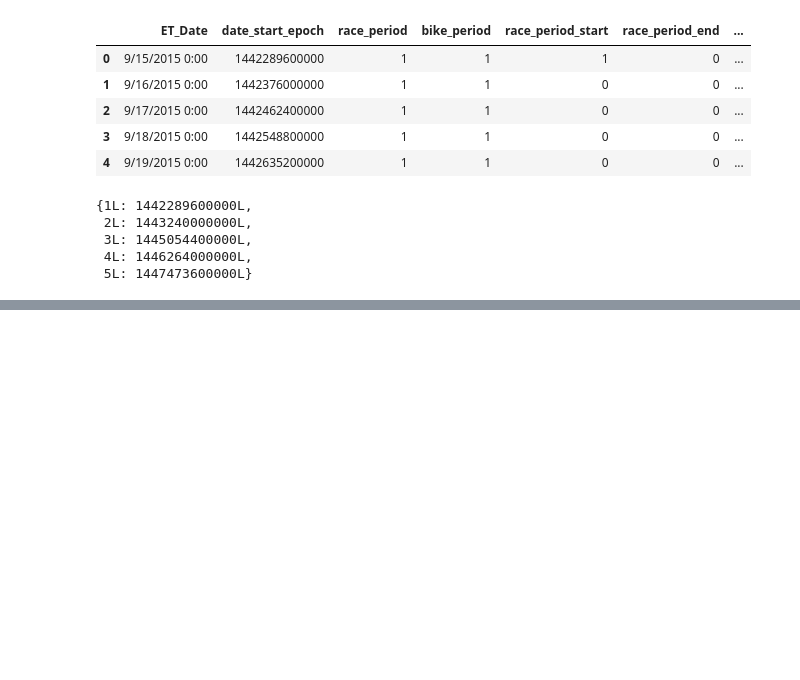
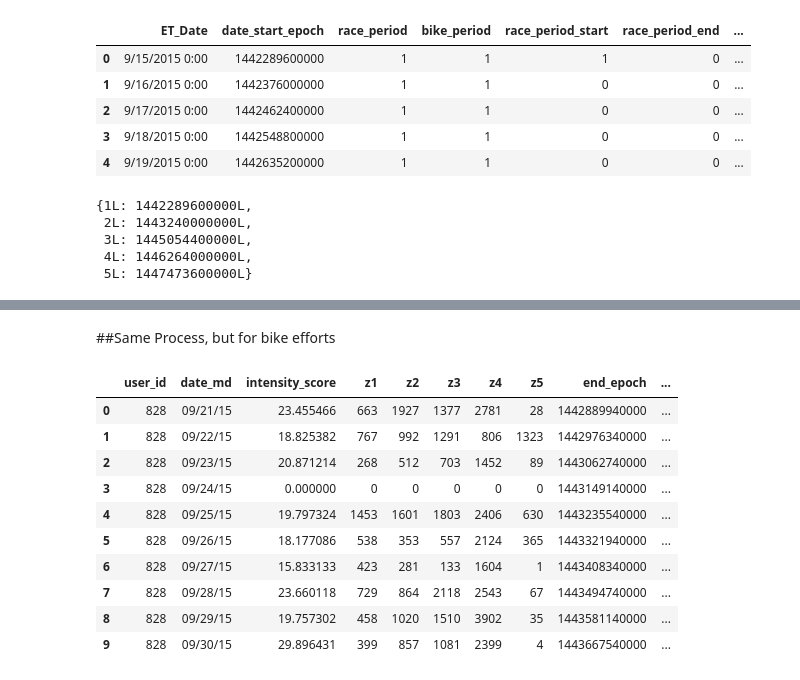
Before and after one commit to callen13/Senior_Thesis, a Jupyter notebook: workout_analysis.ipynb, the cells around one changed output, grey strips where cells are left out. Drawn from its saved outputs; the diff is of its cells as text; code cells hidden in the pictures; blank space fills up the shorter version.

```diff
--- a/workout_analysis.ipynb
+++ b/workout_analysis.ipynb
@@ -73,7 +94,7 @@ for i in range(0, len(date_markers)):
 #for i in range(0, len(date_markers)):
 #    bike_start_dict[date_markers.values[i][4]] = date_markers.values[i][2]
 # %%
-users = list(set(workouts.user_id.values))
+users = list(set(workouts2.user_id.values))
 # %%
 race_start_dict
 # %% [output]
@@ -289,0 +284,19 @@ test
+# %% [markdown]
+##Same Process, but for bike efforts
+# %%
+test2 = add_periods(date_markers=date_markers, df=workouts2, buildup_days=8, version="bike")
+test2 = test2.sort(['user_id', 'date_md'], ascending=['True', 'True']).reset_index(drop=True)
+test2 = test2.drop(['sport_id', 'race_period'], axis=1)
+test2.head(10)
+# %% [output]
+|  | user_id | date_md | intensity_score | z1 | z2 | z3 | z4 | z5 | end_epoch | ... |
+| 0 | 828 | 09/21/15 | 23.455466 | 663 | 1927 | 1377 | 2781 | 28 | 1442889940000 | ... |
+| 1 | 828 | 09/22/15 | 18.825382 | 767 | 992 | 1291 | 806 | 1323 | 1442976340000 | ... |
+| 2 | 828 | 09/23/15 | 20.871214 | 268 | 512 | 703 | 1452 | 89 | 1443062740000 | ... |
+| 3 | 828 | 09/24/15 | 0.000000 | 0 | 0 | 0 | 0 | 0 | 1443149140000 | ... |
+| 4 | 828 | 09/25/15 | 19.797324 | 1453 | 1601 | 1803 | 2406 | 630 | 1443235540000 | ... |
+| 5 | 828 | 09/26/15 | 18.177086 | 538 | 353 | 557 | 2124 | 365 | 1443321940000 | ... |
+| 6 | 828 | 09/27/15 | 15.833133 | 423 | 281 | 133 | 1604 | 1 | 1443408340000 | ... |
+| 7 | 828 | 09/28/15 | 23.660118 | 729 | 864 | 2118 | 2543 | 67 | 1443494740000 | ... |
+| 8 | 828 | 09/29/15 | 19.757302 | 458 | 1020 | 1510 | 3902 | 35 | 1443581140000 | ... |
+| 9 | 828 | 09/30/15 | 29.896431 | 399 | 857 | 1081 | 2399 | 4 | 1443667540000 | ... |
```
Also changed, not shown: parts of 12 cells of this notebook, 1 other file.
